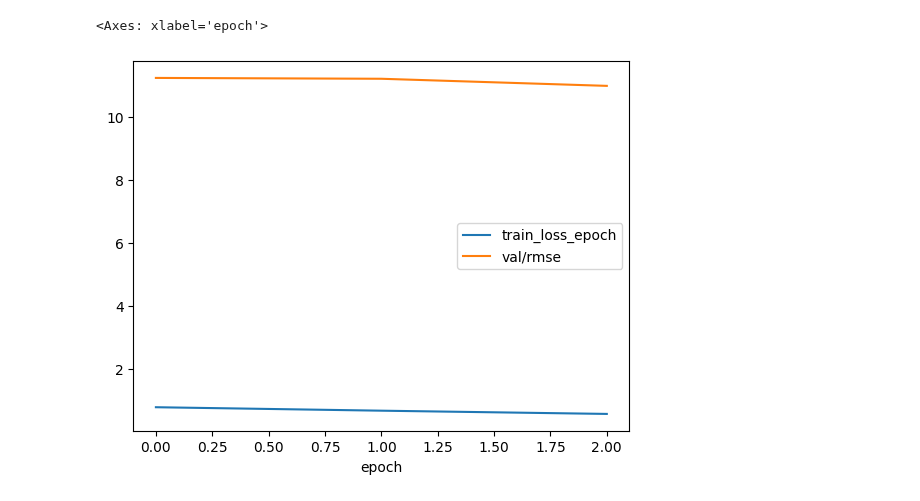
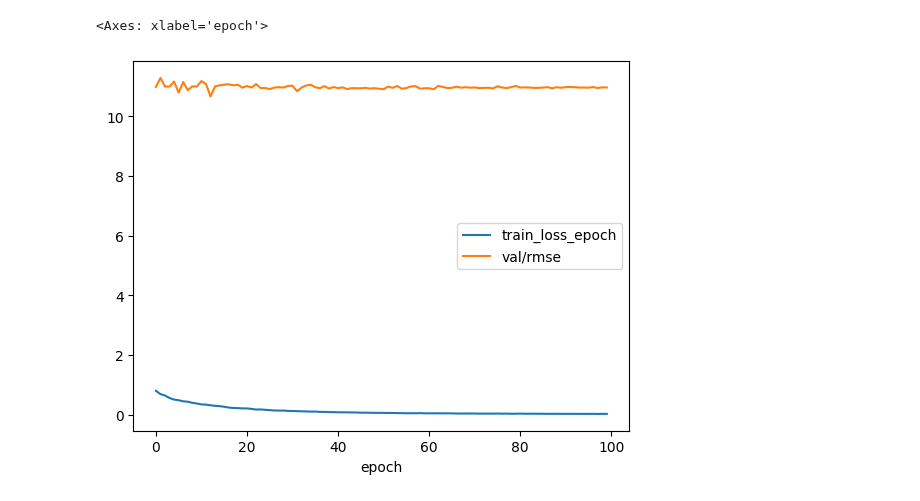
Before and after one commit to stefanpate/krxns, a Jupyter notebook: notebooks/spl_model_check.ipynb, the cells around one changed output. Cells and saved outputs as stored; diff of their text form; code cells hidden in the pictures.

```diff
--- a/notebooks/spl_model_check.ipynb
+++ b/notebooks/spl_model_check.ipynb
@@ -26,5 +23,6 @@ def latest_ckpt(ckpt_dir: Path):
 data_dir = filepaths['data'] / "shortest_path_length/sprhea_240310_v3_mapped_top_25_whitelist_atom_lb_20p_multi_nodes_True"
 n_chunks = 1
 split_idx = 1
-log_dir = filepaths["spl_cv"] / "hp_0" / "split_1" / "version_0"
+experiment = "cpu100"
+log_dir = filepaths["spl_cv"] / "hp_0" / "split_1" / experiment / "version_0"
 ckpt_dir = log_dir / "checkpoints"
@@ -79,9 +94,9 @@ test_data.head(20)
 # %%
 # Loss curves
 lc = pd.read_csv(log_dir / "metrics.csv", sep=',')
 ep_ave_lc = lc.groupby('epoch').agg('mean').reset_index() # Average over epochs
 ep_ave_lc.head()
-ep_ave_lc.plot(x="epoch", y=['train_loss_epoch', 'val/rmse', 'val_loss'])
+ep_ave_lc.plot(x="epoch", y=['train_loss_epoch', 'val/rmse'])
 # %% [output]
 <Axes: xlabel='epoch'>
-[figure, old version]
+[figure, new version]
```
Also changed, not shown: parts of 6 cells of this notebook, 1 other file.
